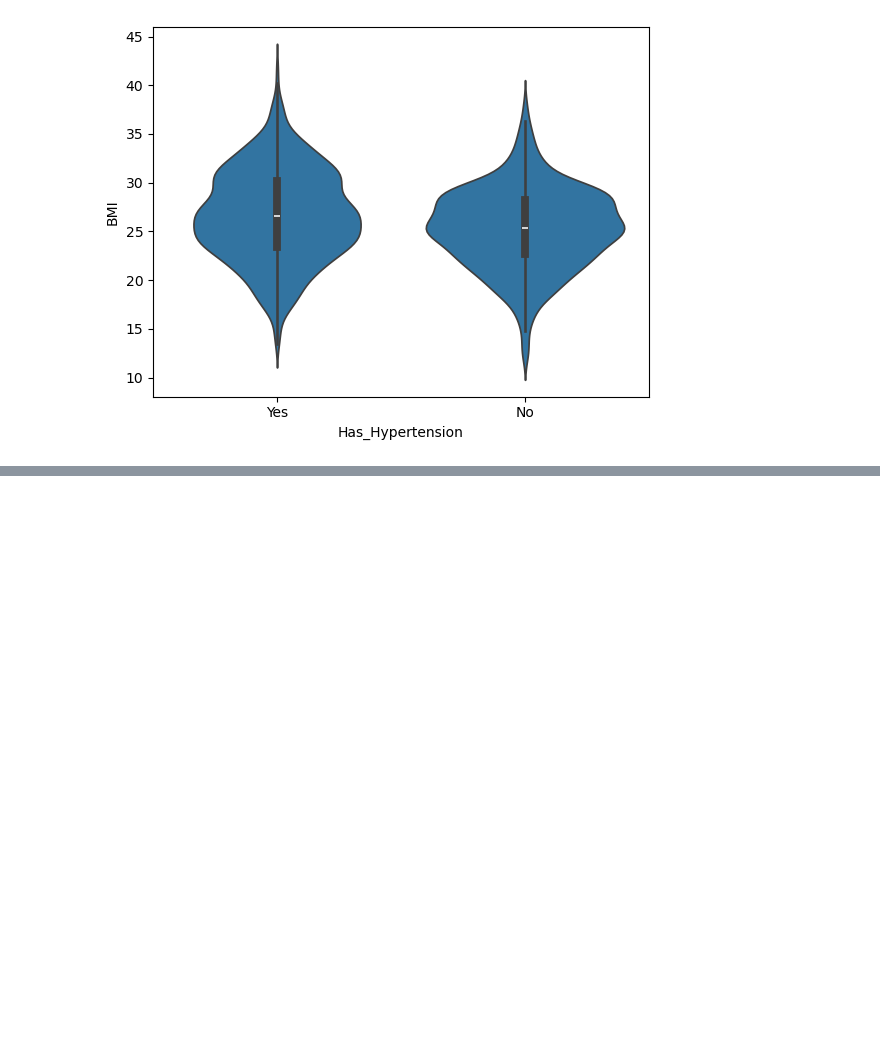
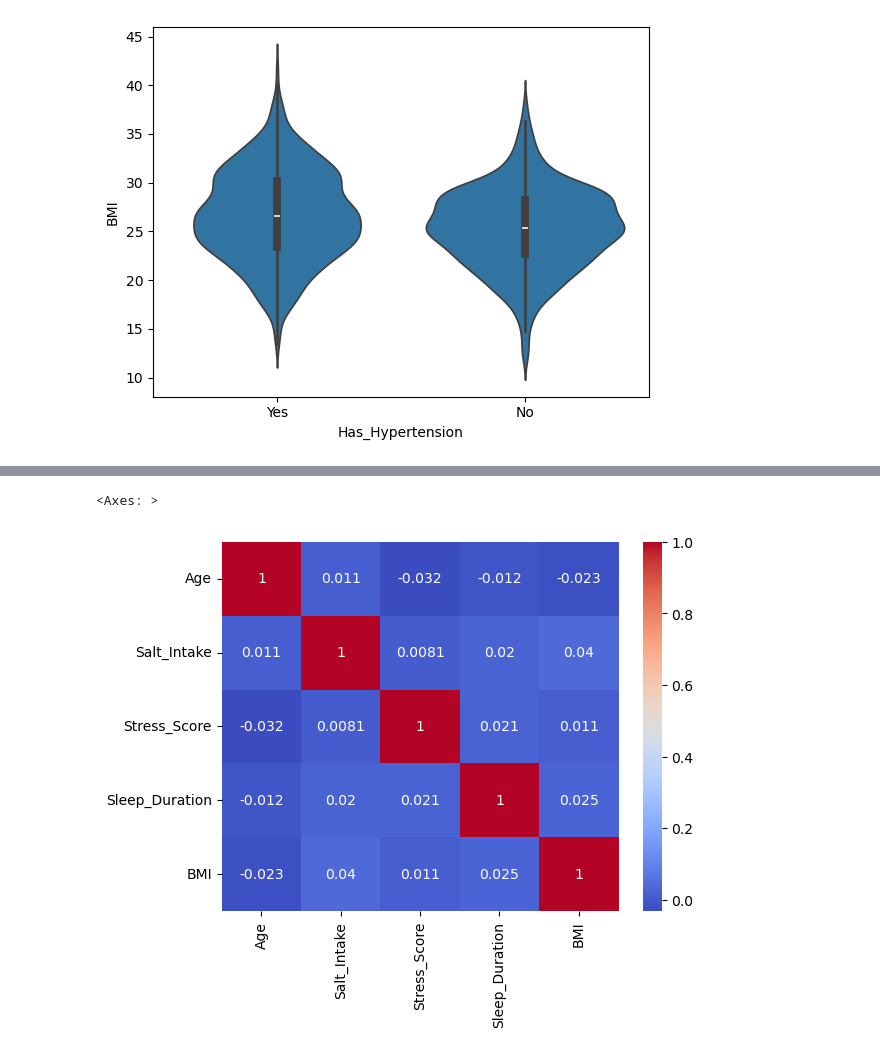
Before and after one commit to alabhastam/hypertension_project, a Jupyter notebook: main.ipynb, the cells around one changed output, grey strips where cells are left out. Cells and saved outputs as stored; diff of their text form; code cells hidden in the pictures; blank space fills up the shorter version.

```diff
--- a/main.ipynb
+++ b/main.ipynb
@@ -95,0 +102,6 @@ pd.crosstab(data['exercise_level'], data['Has_hypertension'], normalize='index')
+# %%
+corr = data.corr(numeric_only=True)
+sns.heatmap(corr, annot=True, cmap='coolwarm')
+# %% [output]
+<Axes: >
+[figure, added]
```
Also changed, not shown: parts of 1 cell of this notebook.
